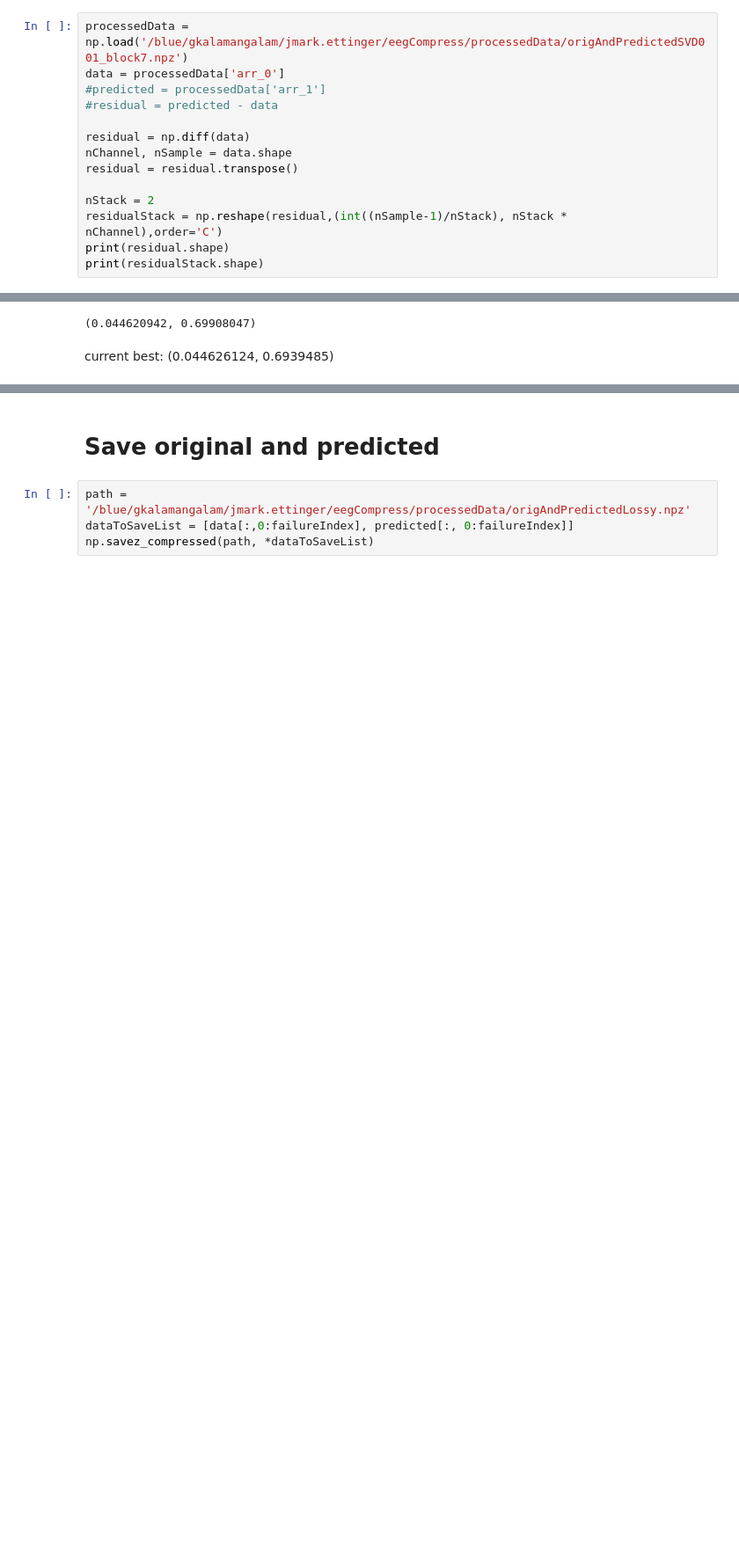
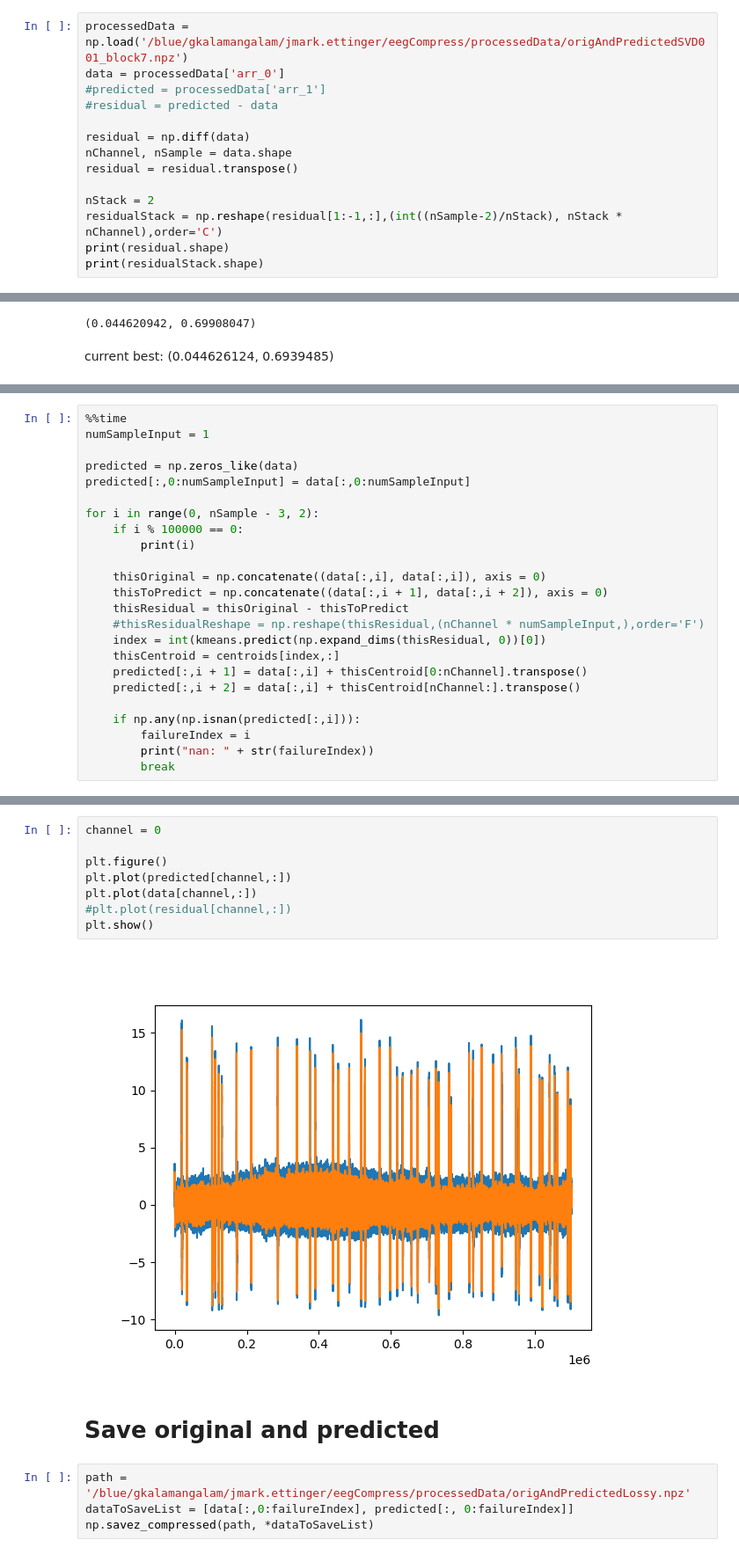
Before and after one commit to mettinger/uFlorida, a Jupyter notebook: eegCompress/residualKmeans.ipynb, the cells around one changed output, grey strips where cells are left out. Shown: that part at 88% size. Saved outputs shown, nothing was run; the diff lists cells and outputs as text; blank space fills up the shorter version.

```diff
--- a/eegCompress/residualKmeans.ipynb
+++ b/eegCompress/residualKmeans.ipynb
@@ -19,7 +21,7 @@ nChannel, nSample = data.shape
 residual = residual.transpose()
 
 nStack = 2
-residualStack = np.reshape(residual,(int((nSample-1)/nStack), nStack * nChannel),order='C')
+residualStack = np.reshape(residual[1:-1,:],(int((nSample-2)/nStack), nStack * nChannel),order='C')
 print(residual.shape)
 print(residualStack.shape)
 # %% [output]
@@ -162,0 +112,24 @@ np.mean(np.abs(data - predicted)), np.max(np.abs(data - predicted))
+# %%
+%%time
+numSampleInput = 1
+
+predicted = np.zeros_like(data)
+predicted[:,0:numSampleInput] = data[:,0:numSampleInput]
+
+for i in range(0, nSample - 3, 2):
+    if i % 100000 == 0:
+        print(i)
+
+    thisOriginal = np.concatenate((data[:,i], data[:,i]), axis = 0)
+    thisToPredict = np.concatenate((data[:,i + 1], data[:,i + 2]), axis = 0)
+    thisResidual = thisOriginal - thisToPredict
+    #thisResidualReshape = np.reshape(thisResidual,(nChannel * numSampleInput,),order='F')
+    index = int(kmeans.predict(np.expand_dims(thisResidual, 0))[0])
+    thisCentroid = centroids[index,:]
+    predicted[:,i + 1] = data[:,i] + thisCentroid[0:nChannel].transpose()
+    predicted[:,i + 2] = data[:,i] + thisCentroid[nChannel:].transpose()
+
+    if np.any(np.isnan(predicted[:,i])):
+        failureIndex = i
+        print("nan: " + str(failureIndex))
+        break
@@ -163,3 +151,13 @@ np.mean(np.abs(data - predicted)), np.max(np.abs(data - predicted))
+# %%
+channel = 0
+
+plt.figure()
+plt.plot(predicted[channel,:])
+plt.plot(data[channel,:])
+#plt.plot(residual[channel,:])
+plt.show()
+# %% [output]
+[figure, added]
 # %% [markdown]
 # Save original and predicted
 # %%
```
Also changed, not shown: parts of 11 cells of this notebook, 2 other files.
